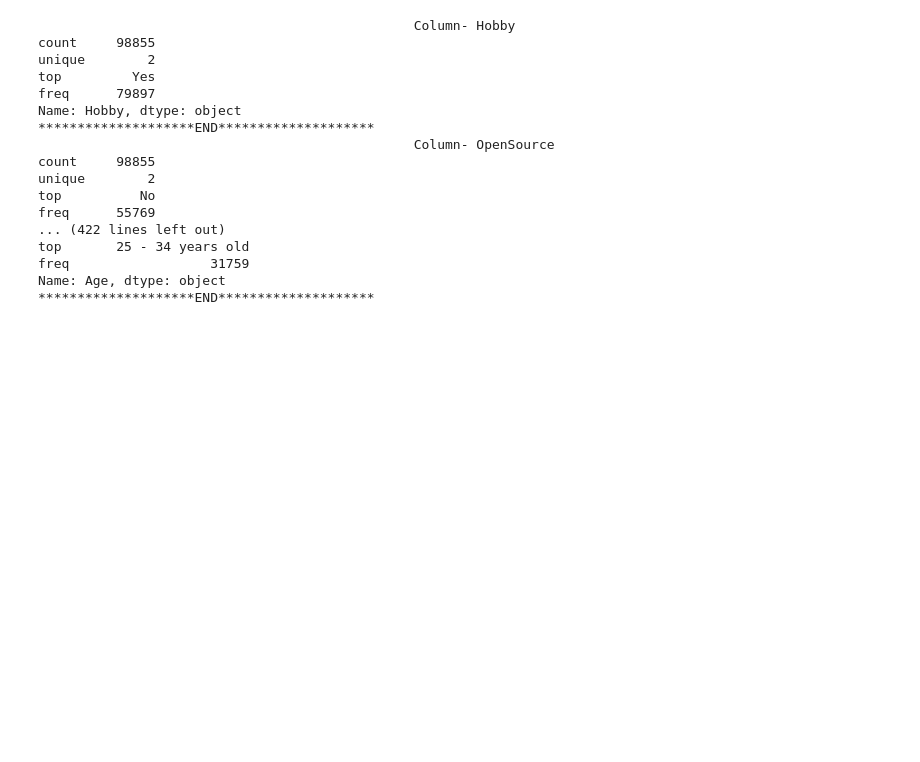
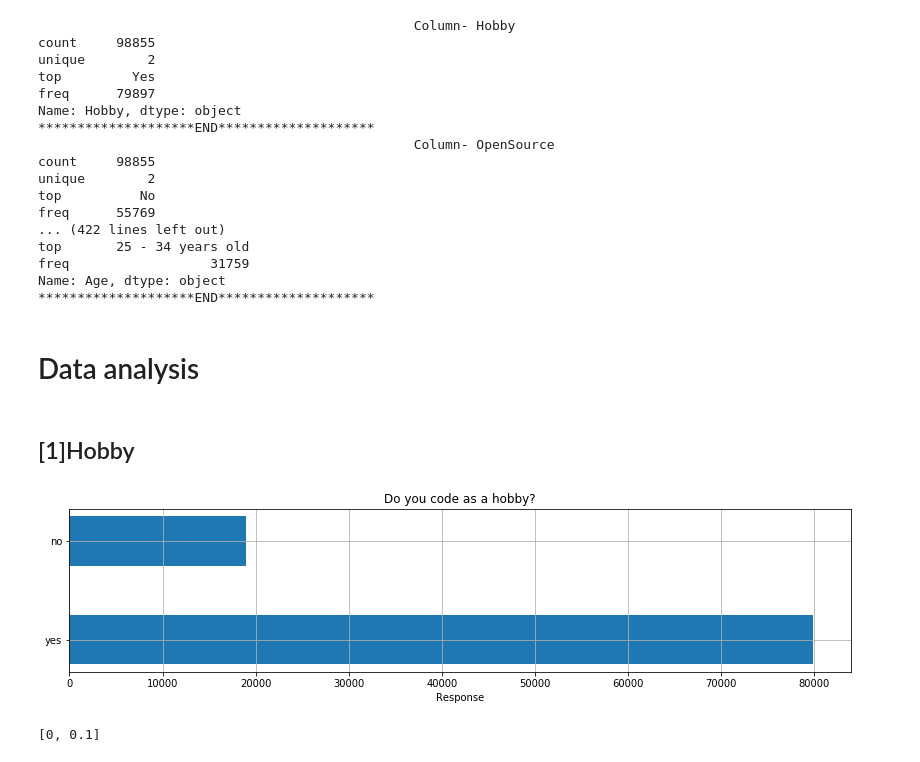
Before and after one commit to karangupta26/EDA-StackOverflow-Survey-2018, a Jupyter notebook: EDA of StackOverflow data set.ipynb, the cells around one changed output. Cells and saved outputs as stored; diff of their text form; code cells hidden in the pictures; blank space fills up the shorter version.

```diff
--- a/EDA of StackOverflow data set.ipynb
+++ b/EDA of StackOverflow data set.ipynb
@@ -45,7 +45,7 @@ array(['Respondent', 'Hobby', 'OpenSource', 'Country', 'Student',
        'Dependents', 'MilitaryUS', 'SurveyTooLong', 'SurveyEasy'],
       dtype=object)
 # %%
-data_schema=pd.read_csv("survey_results_schema.csv")
+data_schema=pd.read_csv("survey_results_schema.csv").set_index('Column')
 # %% [markdown]
 # Missing Data in Responses
 # %%
@@ -122,3 +122,27 @@ top       25 - 34 years old
 freq                  31759
 Name: Age, dtype: object
 ********************END********************
+# %% [markdown]
+# Data analysis
+# %% [markdown]
+## [1]Hobby
+# %%
+hobby=(data['Hobby'].value_counts())
+# %%
+objects = ('yes', 'no')
+#x_pos = np.arange(len(objects))
+x_pos=[0,.1]
+plt.figure(figsize=(14,3))
+plt.barh(x_pos,hobby,.05,align='center' )
+plt.grid()
+plt.yticks(x_pos, objects)
+plt.xlabel('Response')
+plt.title(data_schema.loc['Hobby'].QuestionText)
+
+plt.show()
+# %% [output]
+[figure, added]
+# %%
+print(x_pos)
+# %% [output]
+[0, 0.1]
```
Also changed, not shown: parts of 1 cell of this notebook.
